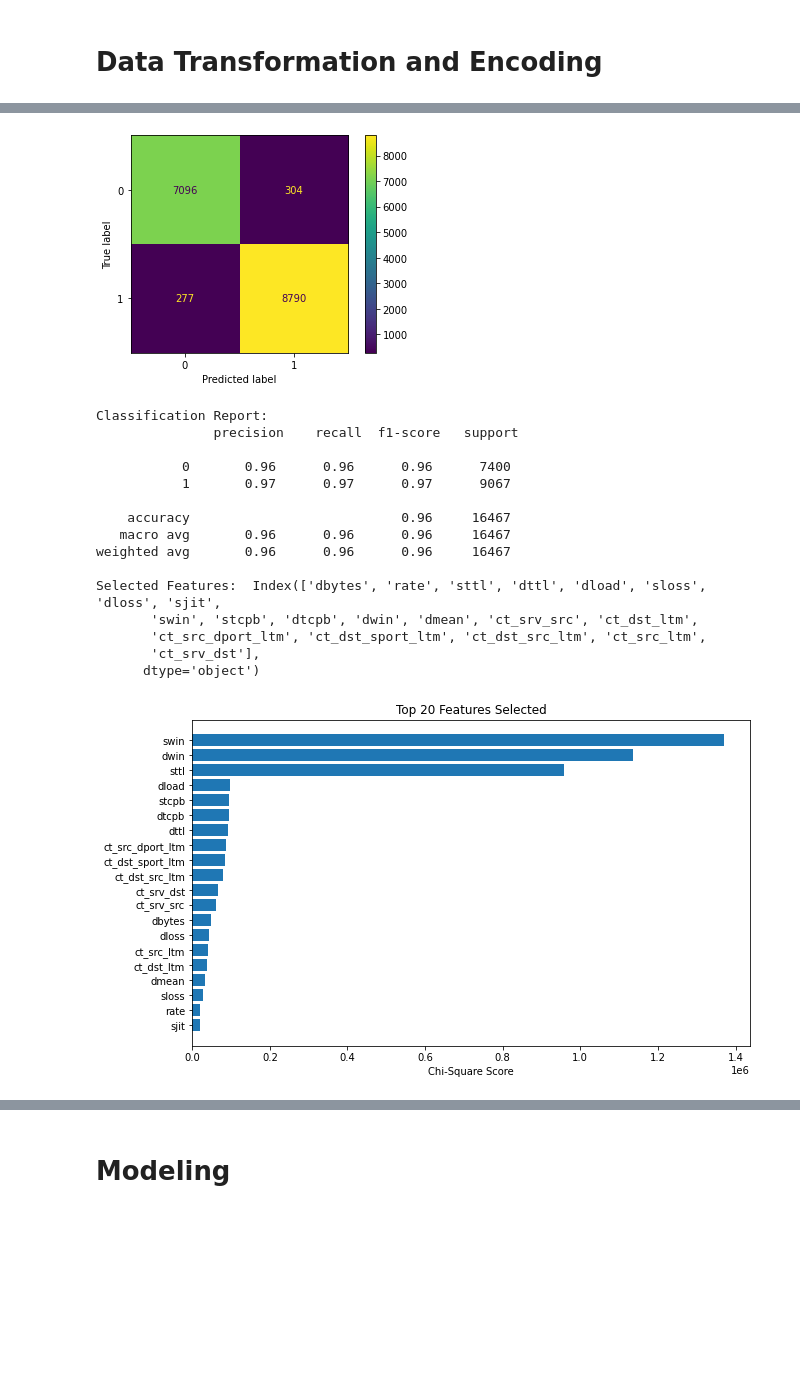
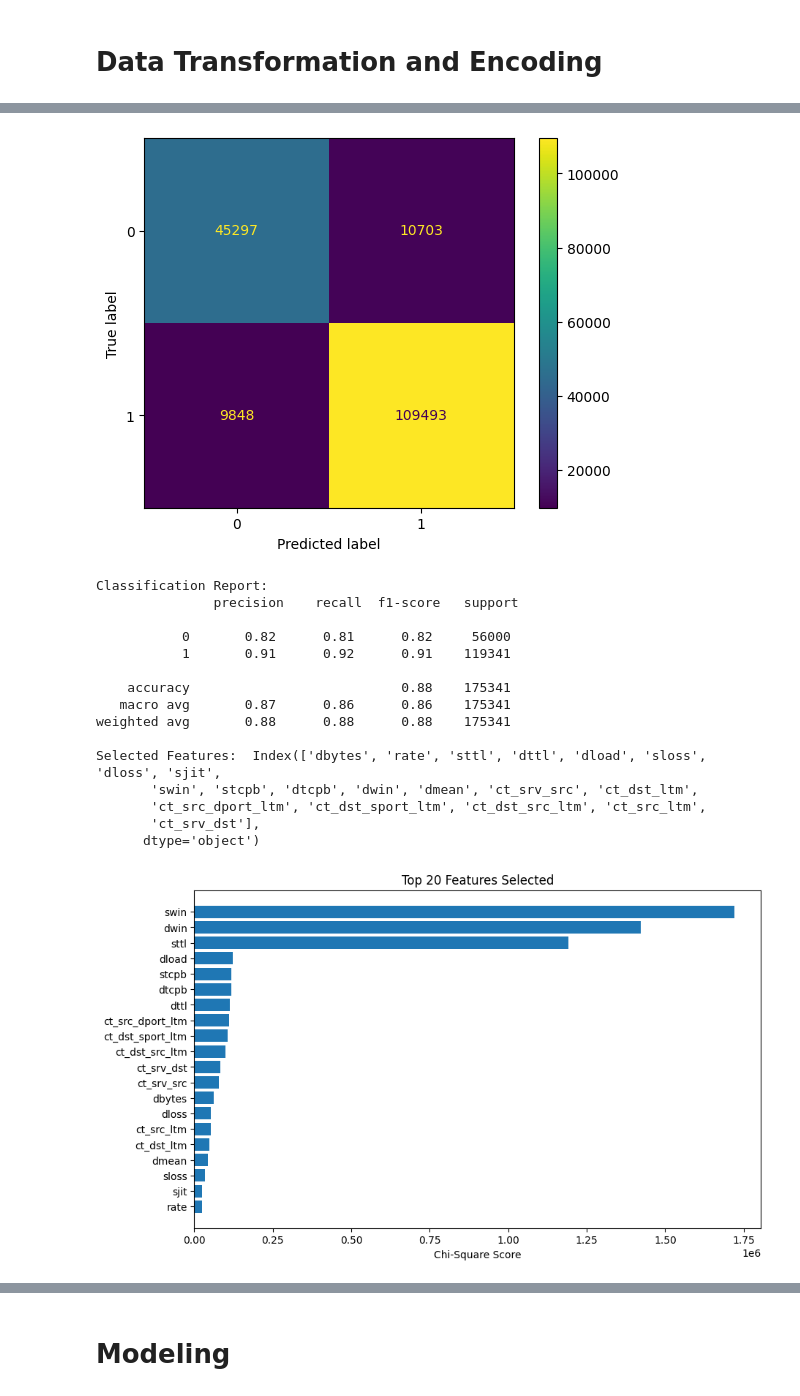
Before and after one commit to gavin-bulthuis/Classifying-Cyberattacks, a Jupyter notebook: main.ipynb, the cells around one changed output, grey strips where cells are left out. Saved outputs shown, nothing was run; the diff lists cells and outputs as text; code cells hidden in the pictures; blank space fills up the shorter version.

```diff
--- a/main.ipynb
+++ b/main.ipynb
@@ -23,7 +23,7 @@ import matplotlib.pyplot as plt
 # **Load and Explore Dataset**
 # %%
 # Load Dataset
-data = pd.read_csv("UNSW_NB15_training-set.csv")
+data = pd.read_csv("UNSW_NB15_training-set (1).csv")
 
 # Preview Dataset
 data.head()
@@ -171,0 +172,10 @@ X_encoded.info
+# %%
+# Test data
+test_data = pd.read_csv("UNSW_NB15_testing-set.csv")
+
+X_test = test_data.drop(columns=['id', 'attack_cat', 'label'])
+y_test = test_data['label']
+
+# Encode Test data
+X_test_encoded = pd.get_dummies(X_test, columns=['proto', 'service', 'state'], drop_first=True)
+X_test_encoded.info()
@@ -172,7 +188,16 @@ X_encoded.info
 # %%
 # Feature Selection
-# Train-Test Split
-X_train, X_test, y_train, y_test = train_test_split(X_encoded, y, test_size=0.2, random_state=0, stratify=y)
+X_train = X_encoded
+y_train = y
+X_test = X_test_encoded
+y_test = y_test
+
+# Get the common columns between train and test data
+common_columns = X_train.columns.intersection(X_test.columns)
+
+# Filter the dataframes to include only the common columns
+X_train = X_train[common_columns]
+X_test = X_test[common_columns]
 
 # Define pipeline
 pipeline = Pipeline([
@@ -180,49 +205,49 @@ pipeline = Pipeline([
     ('classifier', RandomForestClassifier(random_state=0))  # Classifier
 ])
 
 # Train pipeline
 pipeline.fit(X_train, y_train)
 
 # Predict and evaluate
 y_pred = pipeline.predict(X_test)
 
 ConfusionMatrixDisplay.from_predictions(y_test, y_pred)
 plt.show()
 
 print("Classification Report:\n", classification_report(y_test, y_pred))
 
 # Display selected features
 selected_features_mask = pipeline.named_steps['feature_selection'].get_support()
-selected_features = X_encoded.columns[selected_features_mask]
+selected_features = X_train.columns[selected_features_mask]  # Use filtered columns
 print("Selected Features: ", selected_features)
 
 # Plot feature importance
 feature_scores = pd.DataFrame({
-    'Feature': X_encoded.columns,
+    'Feature': X_train.columns,  # Use filtered columns
     'Score': pipeline.named_steps['feature_selection'].scores_
 }).sort_values(by='Score', ascending=False)
 
 plt.figure(figsize=(10, 6))
 plt.barh(feature_scores['Feature'][:20], feature_scores['Score'][:20])
 plt.xlabel('Chi-Square Score')
 plt.title('Top 20 Features Selected')
 plt.gca().invert_yaxis()
 plt.show()
 # %% [output]
-[figure, old version]
+[figure, new version]
 Classification Report:
                precision    recall  f1-score   support
 
-           0       0.96      0.96      0.96      7400
-           1       0.97      0.97      0.97      9067
+           0       0.82      0.81      0.82     56000
+           1       0.91      0.92      0.91    119341
 
-    accuracy                           0.96     16467
-   macro avg       0.96      0.96      0.96     16467
-weighted avg       0.96      0.96      0.96     16467
+    accuracy                           0.88    175341
+   macro avg       0.87      0.86      0.86    175341
+weighted avg       0.88      0.88      0.88    175341
 
 Selected Features:  Index(['dbytes', 'rate', 'sttl', 'dttl', 'dload', 'sloss', 'dloss', 'sjit',
        'swin', 'stcpb', 'dtcpb', 'dwin', 'dmean', 'ct_srv_src', 'ct_dst_ltm',
        'ct_src_dport_ltm', 'ct_dst_sport_ltm', 'ct_dst_src_ltm', 'ct_src_ltm',
        'ct_srv_dst'],
       dtype='object')
-[figure, old version]
+[figure, new version]
```
Also changed, not shown: parts of 5 cells of this notebook, 2 other files.
